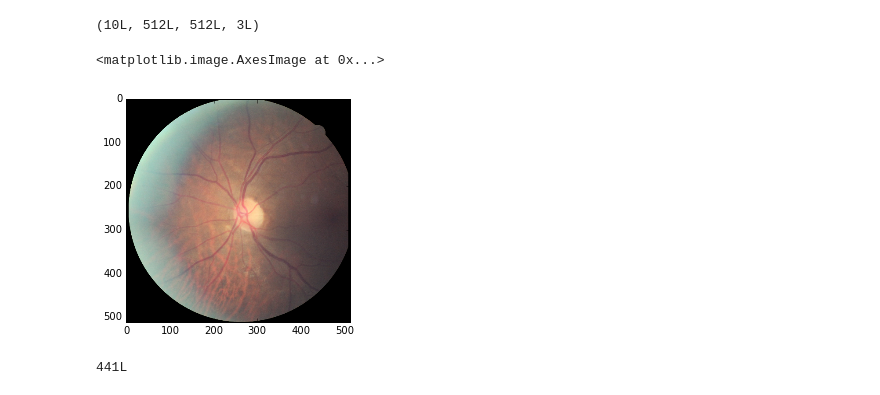
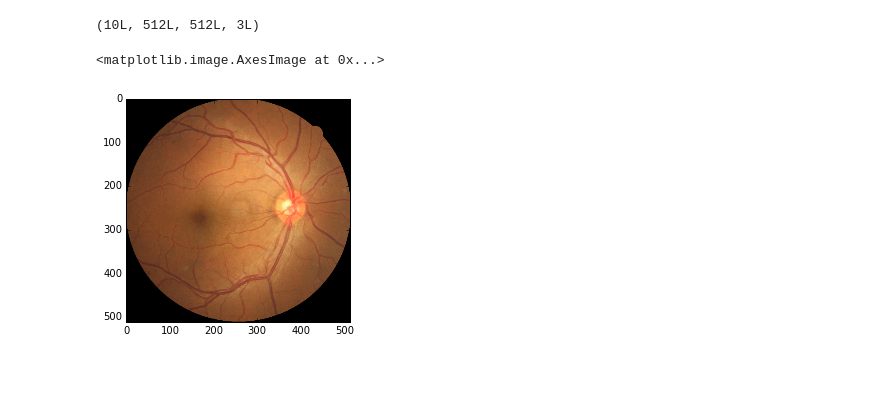
Before and after one commit to A-Jacobson/Retinopathy_Detection, a Jupyter notebook: tutorial/Further_Preprocessing.ipynb, the cells around one changed output. Saved outputs shown, nothing was run; the diff lists cells and outputs as text; code cells hidden in the pictures.

```diff
--- a/tutorial/Further_Preprocessing.ipynb
+++ b/tutorial/Further_Preprocessing.ipynb
@@ -36,7 +36,7 @@ def smart_crop(im, threshold=30):
 # %%
 def preprocess(im, size=(512, 512), threshold=50):
     im = cv2.imread(im)
-    im = crop(im, threshold)
+    im = smart_crop(im, threshold)
     im = smart_resize(im, size)
     return im
 # %%
@@ -102,11 +78,7 @@ samples.shape
 # %% [output]
 (10L, 512L, 512L, 3L)
 # %%
-plt.imshow(cv2.cvtColor(samples[0],cv2.COLOR_BGR2RGB))
+plt.imshow(cv2.cvtColor(samples[9],cv2.COLOR_BGR2RGB))
 # %% [output]
 <matplotlib.image.AxesImage at 0x...>
-[figure, old version]
+[figure, new version]
-# %%
-samples[0].shape[1]
-# %% [output]
-441L
```
Also changed, not shown: parts of 6 cells of this notebook, 2 other files.
